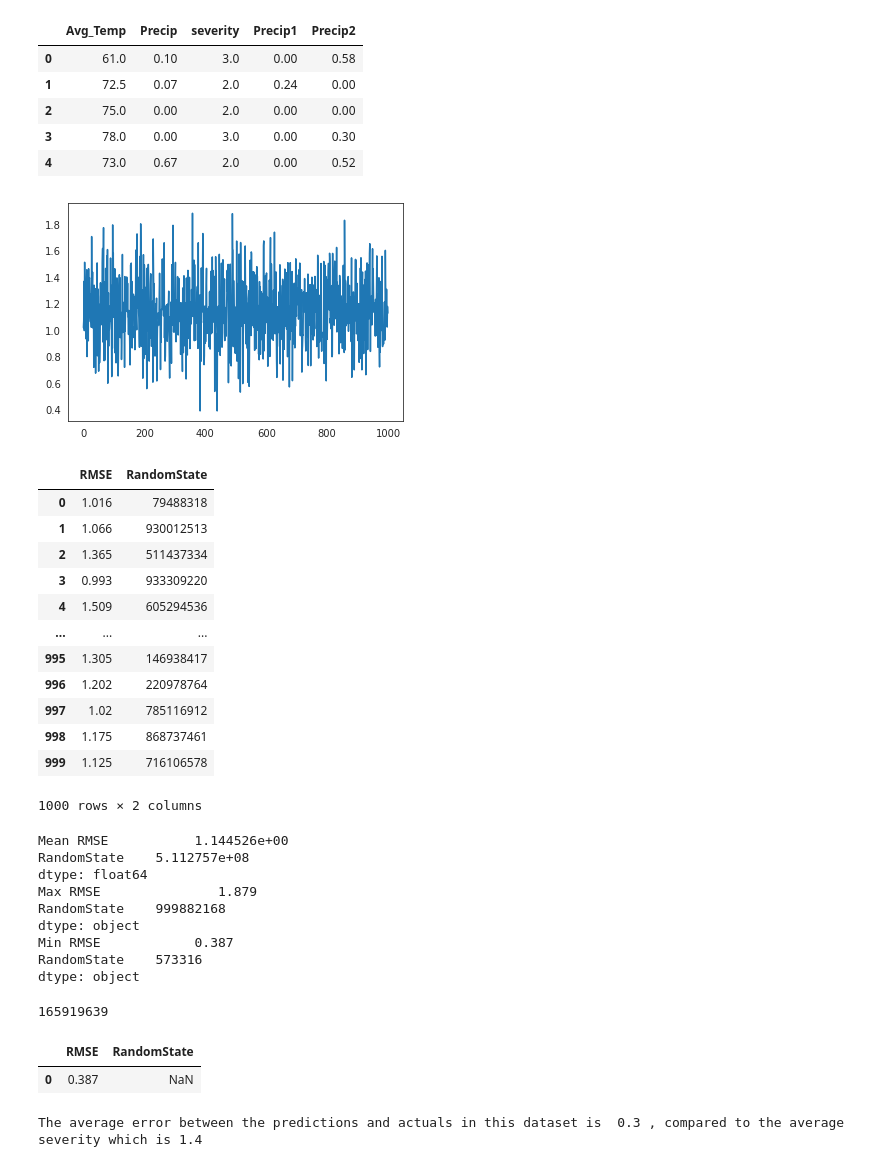
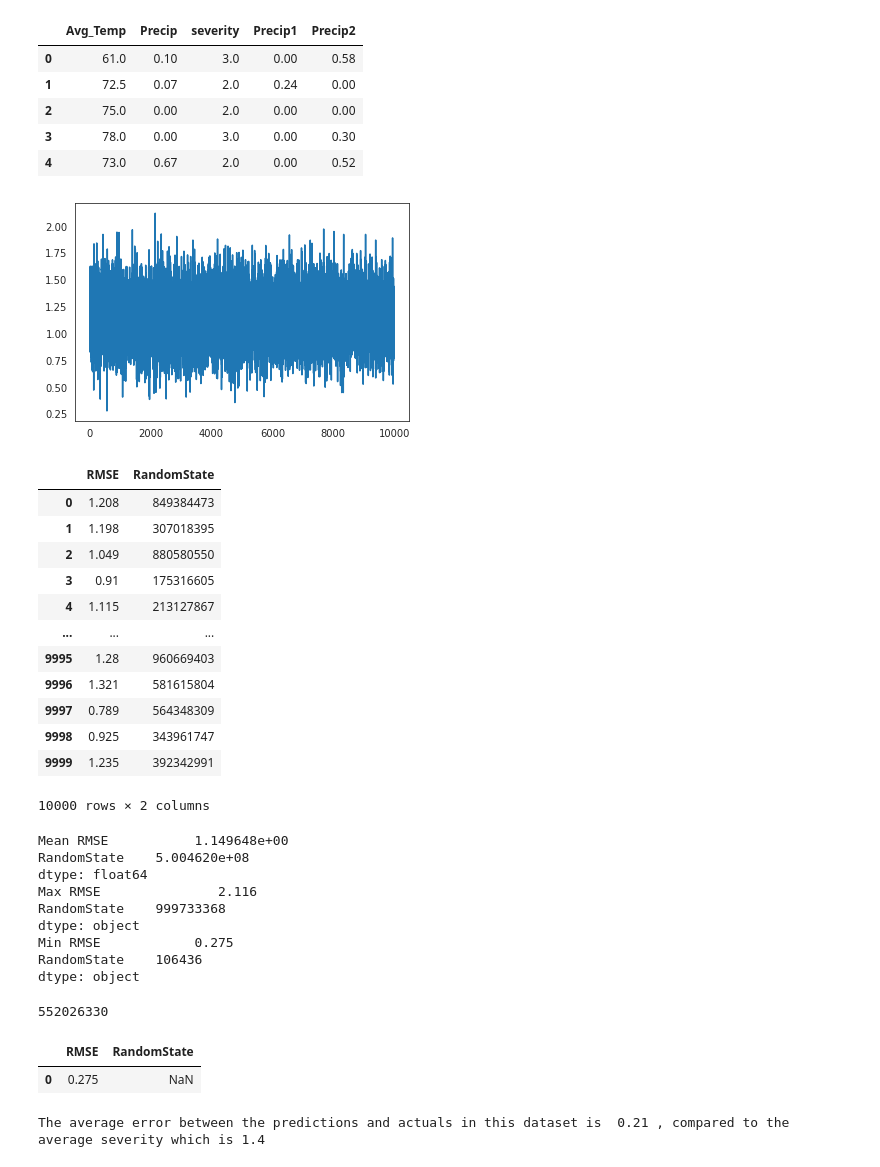
Before and after one commit to ChrisHarvey21/HABs, a Jupyter notebook: HABs.ipynb, the cells around one changed output. Drawn from its saved outputs; the diff is of its cells as text; code cells hidden in the pictures.

```diff
--- a/HABs.ipynb
+++ b/HABs.ipynb
@@ -362,75 +353,75 @@ from random import randint
 
 #create the data frame
 df = pd.DataFrame(columns=['RMSE','RandomState'])
-for i in range(1000):
+for i in range(10000):
   A = randint(0,999999999)
   random.seed(A)
   x = dataset.drop('severity', axis = 1) # Features
   y = dataset['severity']  # Target
 
 # Splitting into training and testing (80/20)
   x_train, x_test, y_train, y_test = train_test_split(x, y, test_size = 0.2, random_state=A)
 
 # Random Forest Regression with 10 decision trees
   random.seed(A)
   model = RandomForestRegressor(n_estimators = 10, random_state=A)
 
 # Fitting the Random Forest Regression model to the data
   model.fit(x_train, y_train)
 
 # Predicting the target values of the test set
   y_pred = model.predict(x_test)
 
 # RMSE (Root Mean Square Error)
   rmse = float(format(np.sqrt(mean_squared_error(y_test, y_pred)),'.3f'))
   df.loc[i, ['RMSE']] = rmse
   random.seed(A)
   df.loc[i, ['RandomState']] = A
 
 #Plot results
 import pandas as pd
 import matplotlib.pyplot as plt
 df = pd.DataFrame(df)
 df['RMSE'].plot()
 plt.show()
 df
 # %% [output]
-[figure, old version]
+[figure, new version]
 |  | RMSE | RandomState |
-| 0 | 1.016 | 79488318 |
-| 1 | 1.066 | 930012513 |
-| 2 | 1.365 | 511437334 |
-| 3 | 0.993 | 933309220 |
-| 4 | 1.509 | 605294536 |
+| 0 | 1.208 | 849384473 |
+| 1 | 1.198 | 307018395 |
+| 2 | 1.049 | 880580550 |
+| 3 | 0.91 | 175316605 |
+| 4 | 1.115 | 213127867 |
 | ... | ... | ... |
-| 995 | 1.305 | 146938417 |
-| 996 | 1.202 | 220978764 |
-| 997 | 1.02 | 785116912 |
-| 998 | 1.175 | 868737461 |
-| 999 | 1.125 | 716106578 |
+| 9995 | 1.28 | 960669403 |
+| 9996 | 1.321 | 581615804 |
+| 9997 | 0.789 | 564348309 |
+| 9998 | 0.925 | 343961747 |
+| 9999 | 1.235 | 392342991 |
-1000 rows × 2 columns
+10000 rows × 2 columns
 # %%
 #A rule of thumb is that an RMSE of .2 to .5 shows that the model predicts accurately
 print('Mean', df.mean())
 print('Max', df.max())
 print('Min', df.min())
 # %% [output]
-Mean RMSE           1.144526e+00
-RandomState    5.112757e+08
+Mean RMSE           1.149648e+00
+RandomState    5.004620e+08
 dtype: float64
-Max RMSE               1.879
-RandomState    999882168
+Max RMSE               2.116
+RandomState    999733368
 dtype: object
-Min RMSE            0.387
-RandomState    573316
+Min RMSE            0.275
+RandomState    106436
 dtype: object
 # %%
-#Store the random State associated with smallest RMSE()
+#Store the random State associated with smallest RMSE() (note I found state 552026330 had an RMSE of .275)
 a = df.loc[df['RMSE'] == df.RMSE.min()]
 b = a.iloc[0]['RandomState']
 b
 # %% [output]
-165919639
+552026330
 # %%
 #Repeat the model with the specific random state that minimizes the RMSE
 
@@ -464,7 +455,7 @@ df = pd.DataFrame(df)
 df
 # %% [output]
 |  | RMSE | RandomState |
-| 0 | 0.387 | NaN |
+| 0 | 0.275 | NaN |
 # %%
 # Calculate the absolute errors
 errors = abs(y_pred - y_test)
@@ -472,4 +463,4 @@ errors = abs(y_pred - y_test)
 print('The average error between the predictions and actuals in this dataset is ', round(np.mean(errors), 2),
       ', compared to the average severity which is' , round(np.mean(y),2))
 # %% [output]
-The average error between the predictions and actuals in this dataset is  0.3 , compared to the average severity which is 1.4
+The average error between the predictions and actuals in this dataset is  0.21 , compared to the average severity which is 1.4
```
Also changed, not shown: parts of 7 cells of this notebook.
